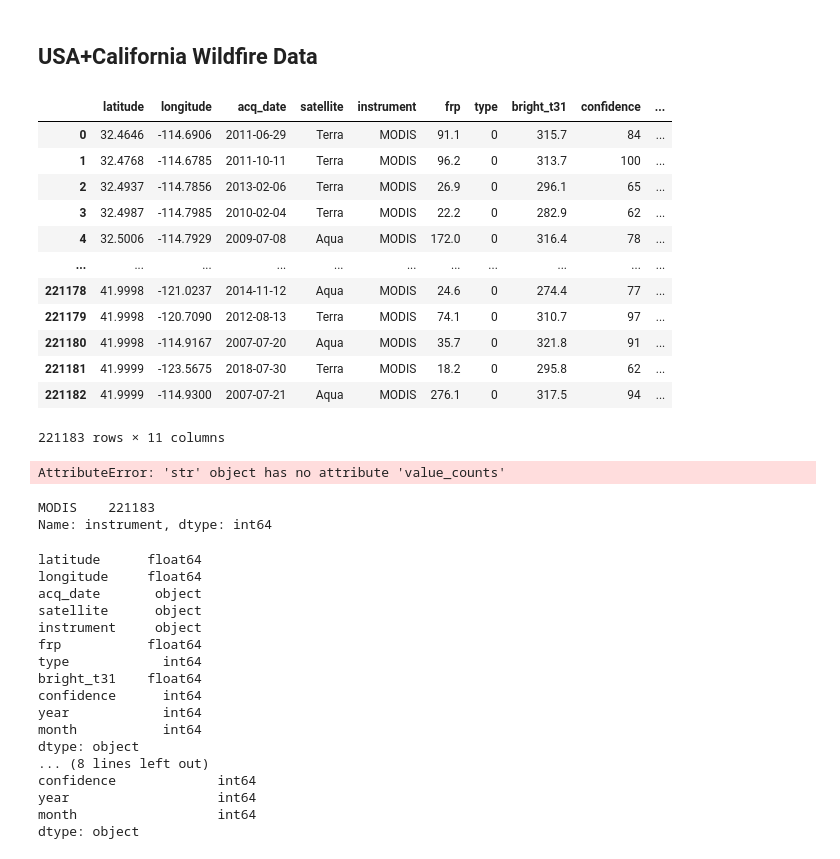
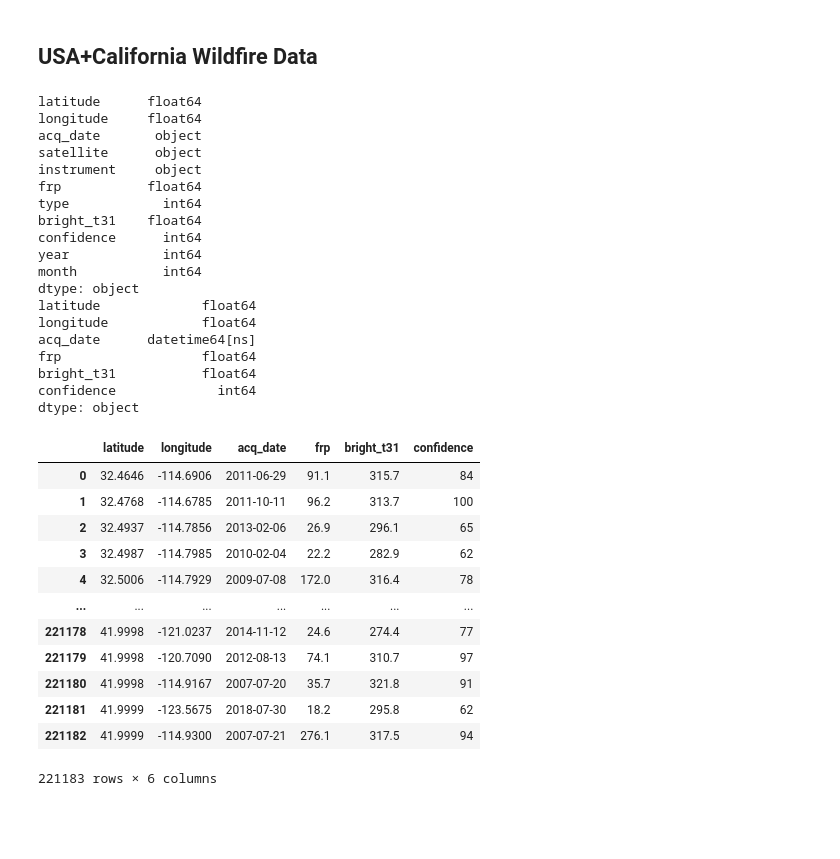
Before and after one commit to UIUC-DSC/Data-Nerds, a Jupyter notebook: wildfire_data_explore.ipynb, the cells around one changed output. Drawn from its saved outputs; the diff is of its cells as text; code cells hidden in the pictures; blank space fills up the shorter version.

```diff
--- a/wildfire_data_explore.ipynb
+++ b/wildfire_data_explore.ipynb
@@ -57,64 +37,60 @@ for row in cursor:
 import pandas
 import sqlite3
 
+
 filepath = 'datasets\wildfire_data\ca_wildfires\ca_daily_fire_2000_2021-v2.csv'
 data = pandas.read_csv(filepath)
 
-data
+data1 = data.copy(deep=True)
 # print(data.columns)
 # data.drop(columns='Date', inplace=True)
-# %% [output]
-|  | latitude | longitude | acq_date | satellite | instrument | frp | type | bright_t31 | confidence | ... |
-| 0 | 32.4646 | -114.6906 | 2011-06-29 | Terra | MODIS | 91.1 | 0 | 315.7 | 84 | ... |
-| 1 | 32.4768 | -114.6785 | 2011-10-11 | Terra | MODIS | 96.2 | 0 | 313.7 | 100 | ... |
-| 2 | 32.4937 | -114.7856 | 2013-02-06 | Terra | MODIS | 26.9 | 0 | 296.1 | 65 | ... |
-| 3 | 32.4987 | -114.7985 | 2010-02-04 | Terra | MODIS | 22.2 | 0 | 282.9 | 62 | ... |
-| 4 | 32.5006 | -114.7929 | 2009-07-08 | Aqua | MODIS | 172.0 | 0 | 316.4 | 78 | ... |
-| ... | ... | ... | ... | ... | ... | ... | ... | ... | ... | ... |
-| 221178 | 41.9998 | -121.0237 | 2014-11-12 | Aqua | MODIS | 24.6 | 0 | 274.4 | 77 | ... |
-| 221179 | 41.9998 | -120.7090 | 2012-08-13 | Terra | MODIS | 74.1 | 0 | 310.7 | 97 | ... |
-| 221180 | 41.9998 | -114.9167 | 2007-07-20 | Aqua | MODIS | 35.7 | 0 | 321.8 | 91 | ... |
-| 221181 | 41.9999 | -123.5675 | 2018-07-30 | Terra | MODIS | 18.2 | 0 | 295.8 | 62 | ... |
-| 221182 | 41.9999 | -114.9300 | 2007-07-21 | Aqua | MODIS | 276.1 | 0 | 317.5 | 94 | ... |
-221183 rows × 11 columns
-# %%
-# scratch
-str(data1['satellite']).value_counts()
-# %% [output]
-AttributeError: 'str' object has no attribute 'value_counts'
-# %%
-print(data['instrument'].value_counts())
-# %% [output]
-MODIS    221183
-Name: instrument, dtype: int64
 # %%
 import pandas as pd
+%matplotlib inline
 
 data1 = data.copy(deep=True)
 print(data1.dtypes)
 # convert date to date types
 data1['acq_date'] = pd.to_datetime(data1['acq_date'])
 # convert objects (categorical) into ordinal types
 data1['satellite'] = data1['satellite'].map({'Terra': 1, 'Aqua': 2})
 data1['instrument'] = data1['instrument'].map({'MODIS': 1, 'VIIRS':2})
 
 # drop unnecessary data columns
+data1.drop(columns=['year', 'month', 'type'], inplace=True)
+
 print(data1.dtypes)
+data1
 # %% [output]
 latitude      float64
 longitude     float64
 acq_date       object
 satellite      object
 instrument     object
 frp           float64
 type            int64
 bright_t31    float64
 confidence      int64
 year            int64
 month           int64
 dtype: object
-... (8 lines left out)
+latitude             float64
+longitude            float64
+acq_date      datetime64[ns]
+frp                  float64
+bright_t31           float64
 confidence             int64
-year                   int64
-month                  int64
 dtype: object
+|  | latitude | longitude | acq_date | frp | bright_t31 | confidence |
+| 0 | 32.4646 | -114.6906 | 2011-06-29 | 91.1 | 315.7 | 84 |
+| 1 | 32.4768 | -114.6785 | 2011-10-11 | 96.2 | 313.7 | 100 |
+| 2 | 32.4937 | -114.7856 | 2013-02-06 | 26.9 | 296.1 | 65 |
+| 3 | 32.4987 | -114.7985 | 2010-02-04 | 22.2 | 282.9 | 62 |
+| 4 | 32.5006 | -114.7929 | 2009-07-08 | 172.0 | 316.4 | 78 |
+| ... | ... | ... | ... | ... | ... | ... |
+| 221178 | 41.9998 | -121.0237 | 2014-11-12 | 24.6 | 274.4 | 77 |
+| 221179 | 41.9998 | -120.7090 | 2012-08-13 | 74.1 | 310.7 | 97 |
+| 221180 | 41.9998 | -114.9167 | 2007-07-20 | 35.7 | 321.8 | 91 |
+| 221181 | 41.9999 | -123.5675 | 2018-07-30 | 18.2 | 295.8 | 62 |
+| 221182 | 41.9999 | -114.9300 | 2007-07-21 | 276.1 | 317.5 | 94 |
+221183 rows × 6 columns
```
Also changed, not shown: parts of 6 cells of this notebook, 2 other files.
